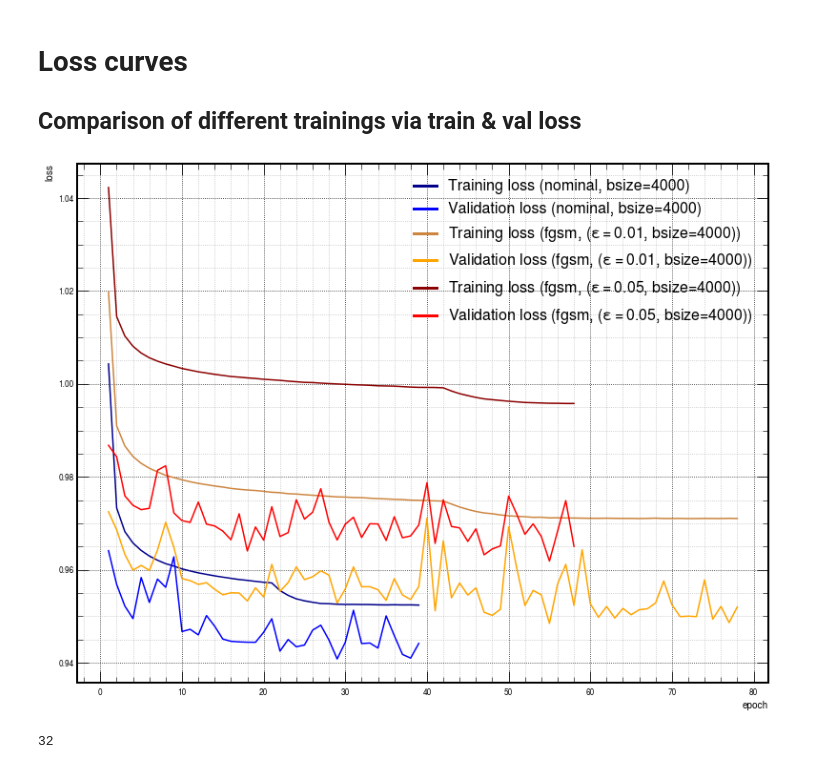
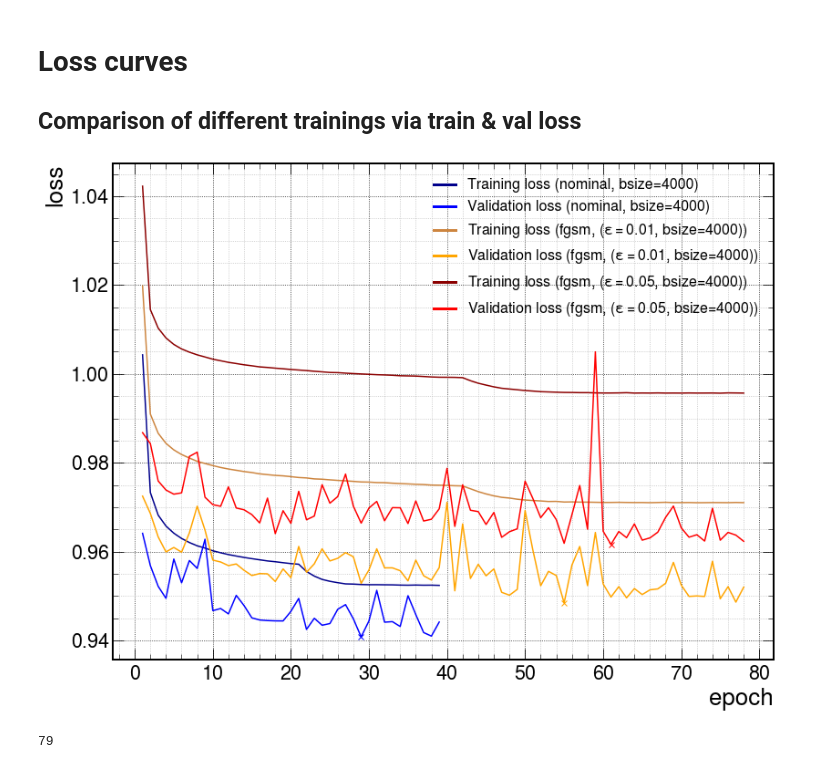
Before and after one commit to hschoenen/DeepJet, a Jupyter notebook: scripts/plot_loss.ipynb, the cells around one changed output. Saved outputs shown, nothing was run; the diff lists cells and outputs as text; code cells hidden in the pictures.

Commit message:
created new epsilons, minor changes to plotting scripts

```diff
--- a/scripts/plot_loss.ipynb
+++ b/scripts/plot_loss.ipynb
@@ -14,7 +14,7 @@ dirz = {
     'nominal': f'/net/scratch_cms3a/hschoenen/deepjet/results/nominal/',
     'fgsm-0_01': f'/net/scratch_cms3a/hschoenen/deepjet/results/fgsm-0_01/',
     'fgsm-0_02': f'/net/scratch_cms3a/hschoenen/deepjet/results/fgsm-0_02/',
-    'fgsm-0_05': f'/net/scratch_cms3a/hschoenen/deepjet/results/fgsm-0_05-new_epsilons_NEW/',
+    'fgsm-0_05': f'/net/scratch_cms3a/hschoenen/deepjet/results/fgsm-0_05/',
 }
 save_dir = f'/net/scratch_cms3a/hschoenen/deepjet/plots/loss_curves/'
 # %%
@@ -39,9 +39,10 @@ plot_mode = 'training_validation'
 # specify: plot losses from batches in 1st epoch?
 include_batch_losses = False
 # specify: put a marker at the best validation loss
-mark_best_loss = False
+mark_best_loss = True
 
 plt.figure(1,figsize=[13,10])
+plt.style.use(hep.cms.style.ROOT)
 plt.grid(which='minor', alpha=0.85)
 plt.grid(which='major', alpha=0.95, color='black')
 title = ''
@@ -61,38 +62,38 @@ for model in model_names:
     if mark_best_loss:
         best_epoch = epoch_validation_losses[-1]
         best_loss = epoch_validation_losses[int(best_epoch)-1]
     n_epochs = len(epoch_training_losses)-1
     epoch_axis = np.arange(1,n_epochs+1,1)
     epoch_training_losses = epoch_training_losses[:-1]
     epoch_validation_losses = epoch_validation_losses[:-1]
 
     if include_batch_losses:
         x = np.concatenate((batch_axis,epoch_axis))
         y_train = np.concatenate((batch_training_losses,epoch_training_losses))
         y_val = np.concatenate((batch_validation_losses,epoch_validation_losses))
     else:
         x = epoch_axis
         y_train = epoch_training_losses
         y_val = epoch_validation_losses
     if 'training' in plot_mode:
         plt.plot(x, y_train, color=colors[model][0], label=f'Training loss ({leg_text[model]})')
     if 'validation' in plot_mode:
         plt.plot(x, y_val, color=colors[model][1], label=f'Validation loss ({leg_text[model]})')
         if mark_best_loss:
             plt.plot([best_epoch], [best_loss], color=colors[model][1], marker='x')
 plt.xlabel('epoch')
 plt.ylabel('loss')
 leg = plt.legend(fontsize=16)
 for legobj in leg.legend_handles:
     legobj.set_linewidth(3.0)
 
 plt.savefig(save_dir + title + plot_mode + '.pdf', bbox_inches='tight')
-plt.savefig(title + plot_mode + '.pdf', bbox_inches='tight')
+plt.savefig('loss.pdf', bbox_inches='tight')
 # %% [output]
-[figure, old version]
+[figure, new version]
 # %%
 model = 'fgsm-0_05'
 a = np.load(dirz[model]+'loss_values/epoch_training_losses.npy')
 print(len(a))
 # %% [output]
-32
+79
```
Also changed, not shown: 24 other files.
